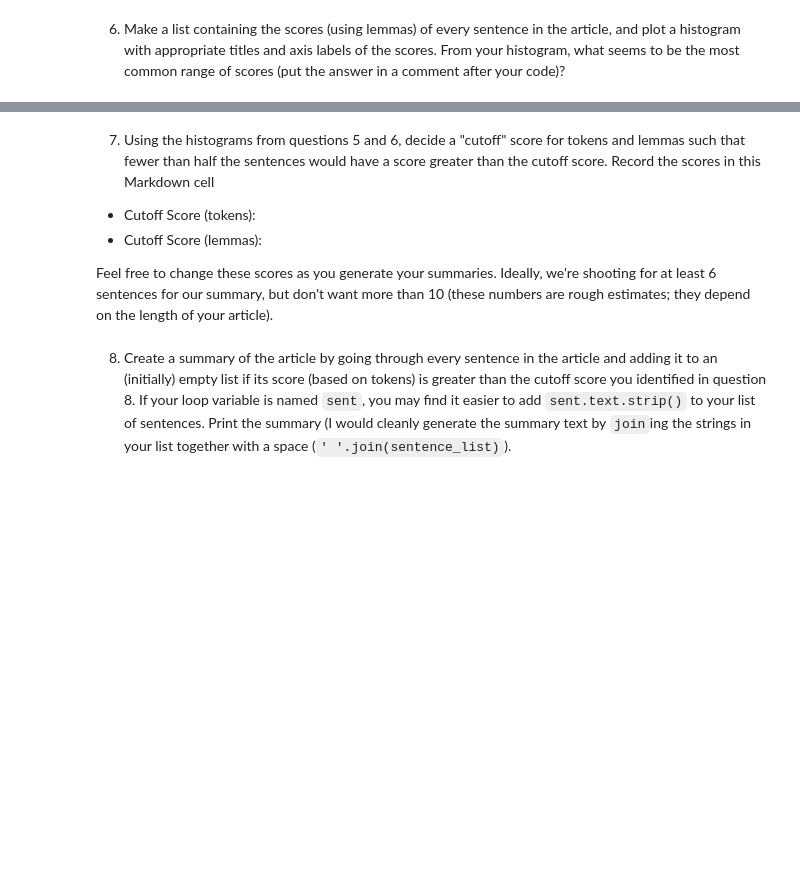
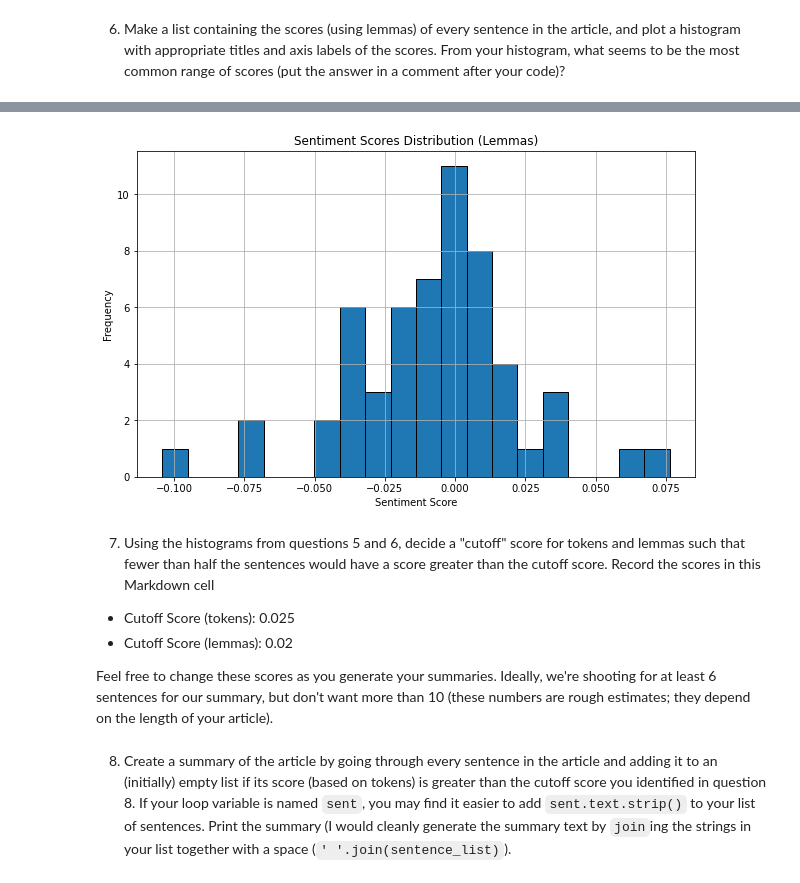
Before and after one commit to Mpabbinante/44620_Mod7, a Jupyter notebook: article-summarizer.ipynb, the cells around one changed output, grey strips where cells are left out. Cells and saved outputs as stored; diff of their text form; code cells hidden in the pictures; blank space fills up the shorter version.

```diff
--- a/article-summarizer.ipynb
+++ b/article-summarizer.ipynb
@@ -30,2 +200,41 @@ import numpy as np
 # %% [markdown]
 6. Make a list containing the scores (using lemmas) of every sentence in the article, and plot a histogram with appropriate titles and axis labels of the scores.  From your histogram, what seems to be the most common range of scores (put the answer in a comment after your code)?
+# %%
+# Load the spaCy language model
+nlp = spacy.load("en_core_web_sm")
+
+# Load NLTK's VADER SentimentIntensityAnalyzer
+nltk.download('vader_lexicon')
+sid = SentimentIntensityAnalyzer()
+
+# Read HTML content from the file
+with open("Article.html", "r", encoding="utf-8") as file:
+    html_content = file.read()
+
+# Parse HTML using Beautiful Soup
+soup = BeautifulSoup(html_content, "html.parser")
+
+# Extract text from the article
+article_text = soup.get_text()
+
+# Tokenize the article text into sentences
+sentences = sent_tokenize(article_text)
+
+# Calculate sentiment scores for each sentence using lemmatized tokens
+sentence_scores = []
+for sentence in sentences:
+    doc = nlp(sentence)
+    lemma_scores = [sid.polarity_scores(token.lemma_)["compound"] for token in doc if not token.is_punct and not token.is_space]
+    if lemma_scores:
+        sentence_scores.append(sum(lemma_scores) / len(lemma_scores))
+
+# Plot a histogram of the sentence scores
+plt.figure(figsize=(10, 6))
+plt.hist(sentence_scores, bins=20, edgecolor="k")
+plt.title("Sentiment Scores Distribution (Lemmas)")
+plt.xlabel("Sentiment Score")
+plt.ylabel("Frequency")
+plt.grid(True)
+plt.show()
+#The most common range seems to be at 0.00 and the vast majority are between -.025 and 0.025.
+# %% [output]
@@ -32,8 +244,9 @@ import numpy as np
+[figure, added]
 # %% [markdown]
 7. Using the histograms from questions 5 and 6, decide a "cutoff" score for tokens and lemmas such that fewer than half the sentences would have a score greater than the cutoff score.  Record the scores in this Markdown cell
 
-* Cutoff Score (tokens):
-* Cutoff Score (lemmas):
+* Cutoff Score (tokens): 0.025
+* Cutoff Score (lemmas): 0.02
 
 Feel free to change these scores as you generate your summaries.  Ideally, we're shooting for at least 6 sentences for our summary, but don't want more than 10 (these numbers are rough estimates; they depend on the length of your article).
 # %% [markdown]
```
Also changed, not shown: parts of 14 cells of this notebook, 2 other files.
